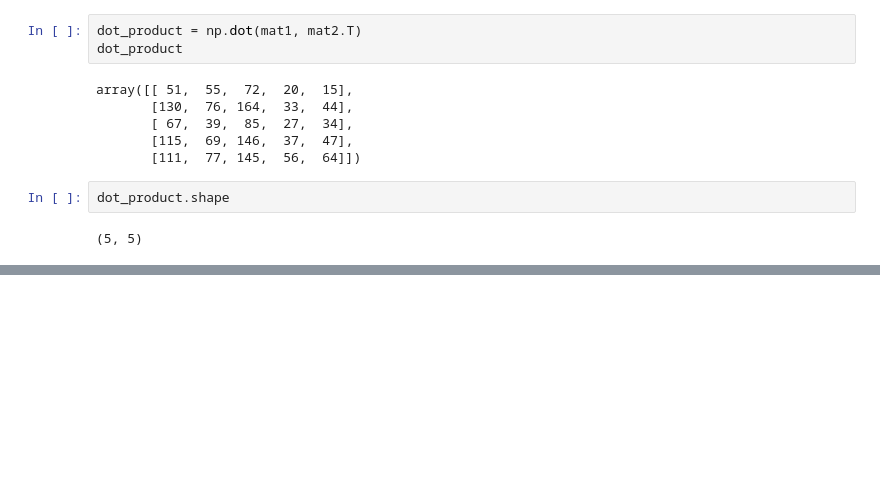
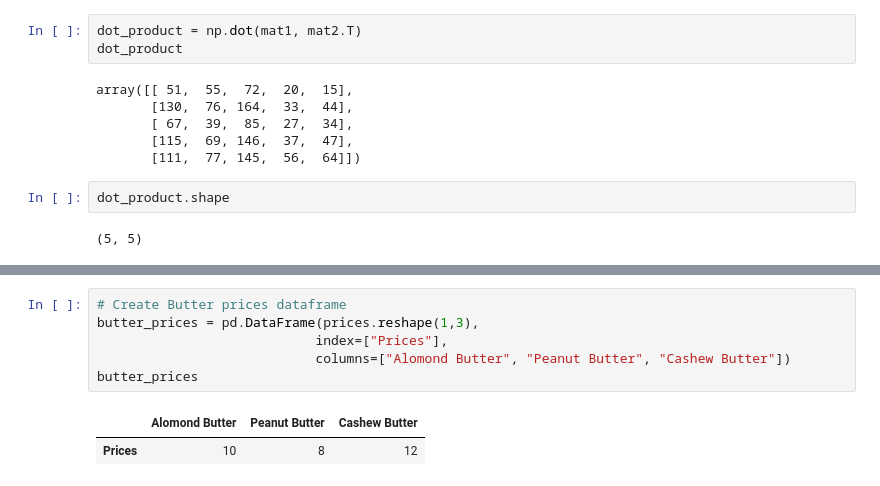
Before and after one commit to manasagnihotri/NumPy_Basics, a Jupyter notebook: numpy/introduction-to-numpy.ipynb, the cells around one changed output, grey strips where cells are left out. Saved outputs shown, nothing was run; the diff lists cells and outputs as text; blank space fills up the shorter version.

```diff
--- a/numpy/introduction-to-numpy.ipynb
+++ b/numpy/introduction-to-numpy.ipynb
@@ -570,0 +606,9 @@ dot_product.shape
+# %%
+# Create Butter prices dataframe
+butter_prices = pd.DataFrame(prices.reshape(1,3),
+                            index=["Prices"],
+                            columns=["Alomond Butter", "Peanut Butter", "Cashew Butter"])
+butter_prices
+# %% [output]
+|  | Alomond Butter | Peanut Butter | Cashew Butter |
+| Prices | 10 | 8 | 12 |
```
Also changed, not shown: parts of 18 cells of this notebook.
